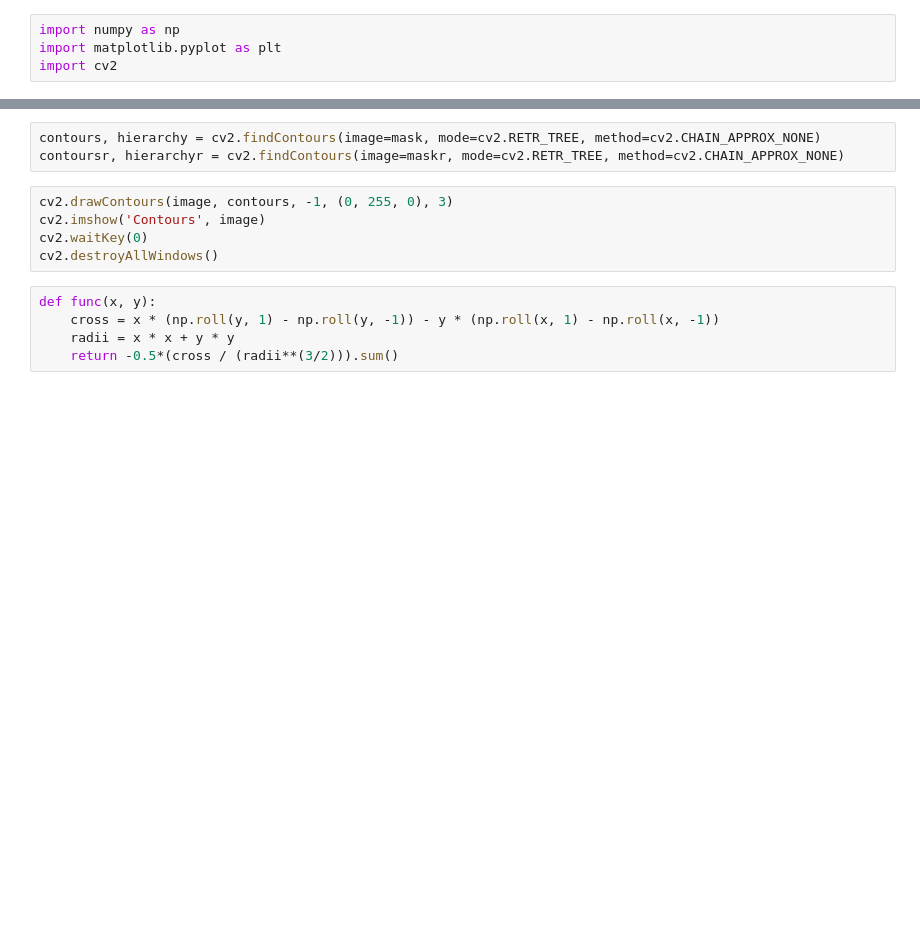
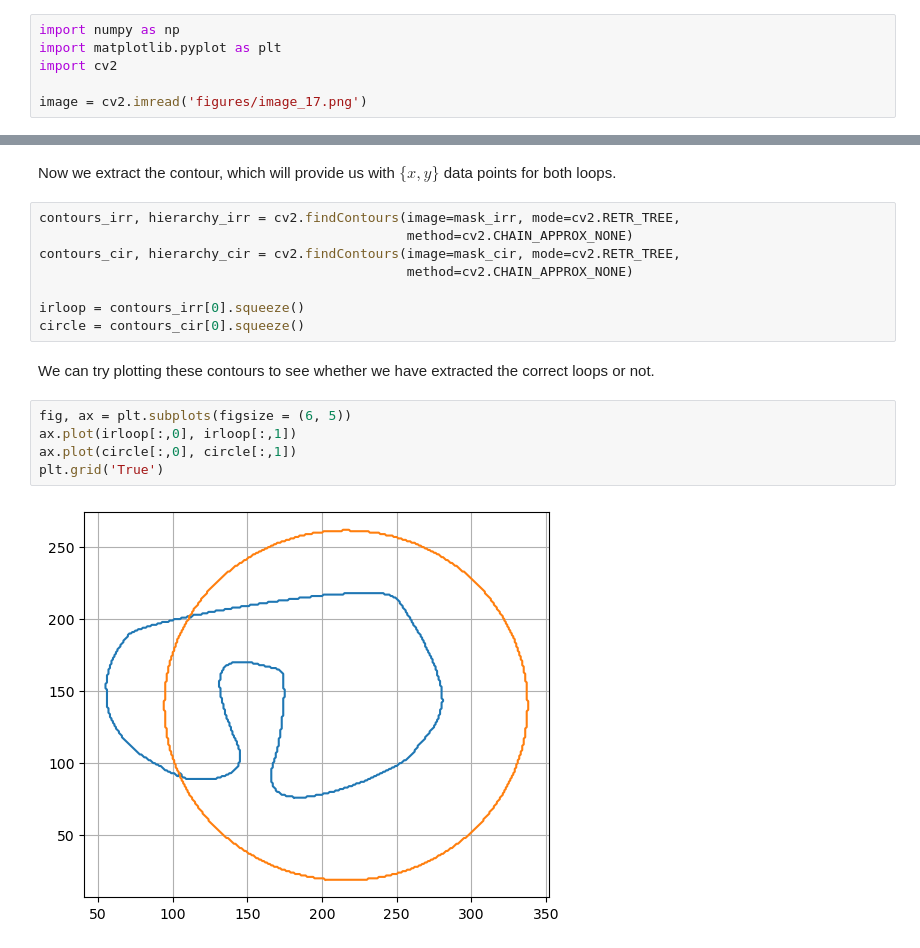
Before and after one commit to Satriawidy/ortvay_2026, a Jupyter notebook: problem_17.ipynb, the cells around one changed output, grey strips where cells are left out. Saved outputs shown, nothing was run; the diff lists cells and outputs as text; blank space fills up the shorter version.

```diff
--- a/problem_17.ipynb
+++ b/problem_17.ipynb
@@ -2,3 +45,5 @@
 import numpy as np
 import matplotlib.pyplot as plt
 import cv2
+
+image = cv2.imread('figures/image_17.png')
@@ -25,13 +69,19 @@ cv2.destroyAllWindows()
+# %% [markdown]
+Now we extract the contour, which will provide us with $\{x, y\}$ data points for both loops.
 # %%
-contours, hierarchy = cv2.findContours(image=mask, mode=cv2.RETR_TREE, method=cv2.CHAIN_APPROX_NONE)
-contoursr, hierarchyr = cv2.findContours(image=maskr, mode=cv2.RETR_TREE, method=cv2.CHAIN_APPROX_NONE)
+contours_irr, hierarchy_irr = cv2.findContours(image=mask_irr, mode=cv2.RETR_TREE,
+                                               method=cv2.CHAIN_APPROX_NONE)
+contours_cir, hierarchy_cir = cv2.findContours(image=mask_cir, mode=cv2.RETR_TREE,
+                                               method=cv2.CHAIN_APPROX_NONE)
+
+irloop = contours_irr[0].squeeze()
+circle = contours_cir[0].squeeze()
-# %%
-cv2.drawContours(image, contours, -1, (0, 255, 0), 3)
-cv2.imshow('Contours', image)
-cv2.waitKey(0)
-cv2.destroyAllWindows()
-# %%
-def func(x, y):
-    cross = x * (np.roll(y, 1) - np.roll(y, -1)) - y * (np.roll(x, 1) - np.roll(x, -1))
-    radii = x * x + y * y
-    return -0.5*(cross / (radii**(3/2))).sum()
+# %% [markdown]
+We can try plotting these contours to see whether we have extracted the correct loops or not.
+# %%
+fig, ax = plt.subplots(figsize = (6, 5))
+ax.plot(irloop[:,0], irloop[:,1])
+ax.plot(circle[:,0], circle[:,1])
+plt.grid('True')
+# %% [output]
+[figure, added]
```
Also changed, not shown: parts of 20 cells of this notebook, 23 other files.
